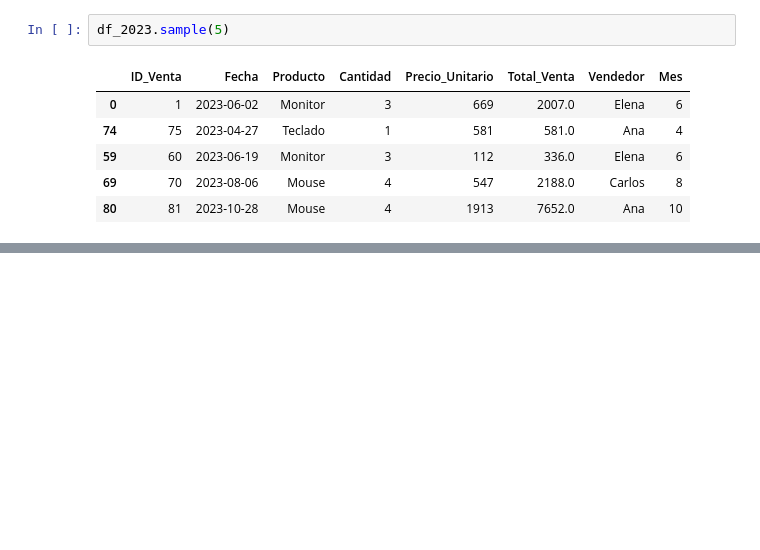
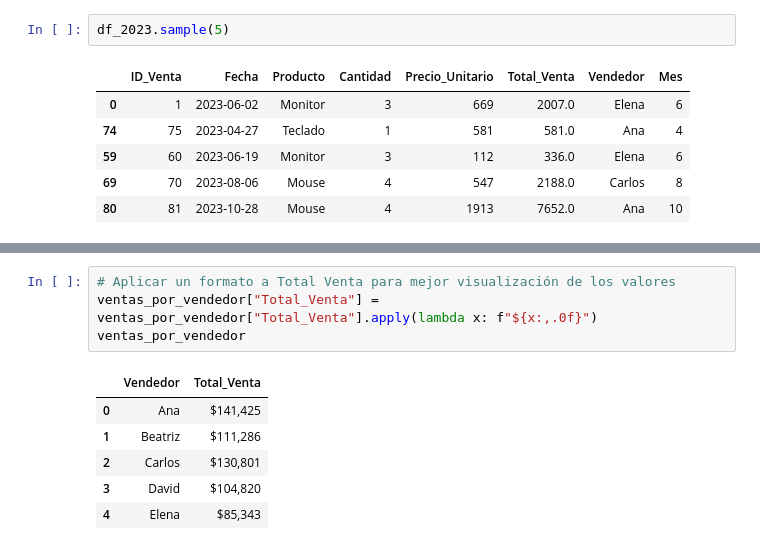
Before and after one commit to alejolondonm/Prueba-Analista-Desarrollador, a Jupyter notebook: Notebook_PT.ipynb, the cells around one changed output, grey strips where cells are left out. Cells and saved outputs as stored; diff of their text form; blank space fills up the shorter version.

```diff
--- a/Notebook_PT.ipynb
+++ b/Notebook_PT.ipynb
@@ -172,0 +198,11 @@ df_2023.sample(5)
+# %%
+# Aplicar un formato a Total Venta para mejor visualización de los valores
+ventas_por_vendedor["Total_Venta"] = ventas_por_vendedor["Total_Venta"].apply(lambda x: f"${x:,.0f}")
+ventas_por_vendedor
+# %% [output]
+|  | Vendedor | Total_Venta |
+| 0 | Ana | $141,425 |
+| 1 | Beatriz | $111,286 |
+| 2 | Carlos | $130,801 |
+| 3 | David | $104,820 |
+| 4 | Elena | $85,343 |
```
Also changed, not shown: parts of 9 cells of this notebook.
